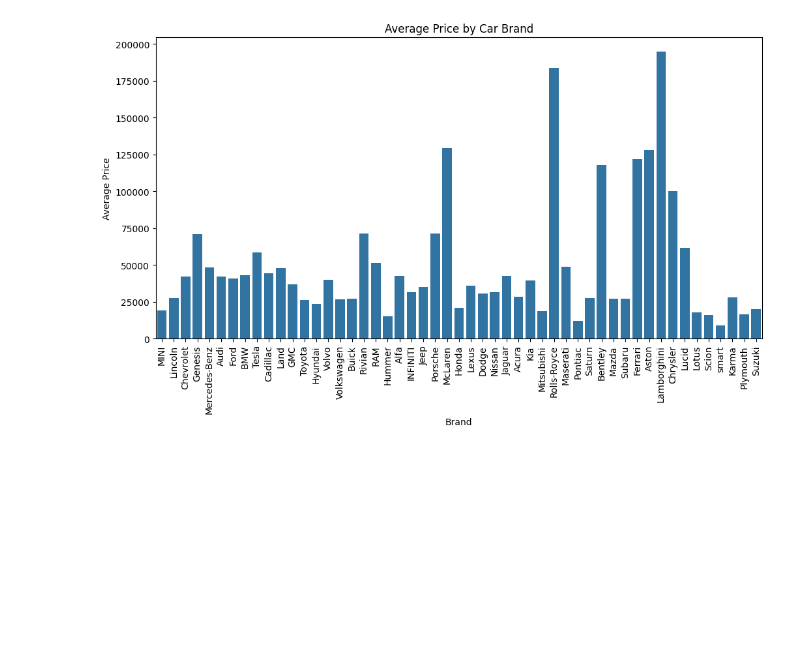
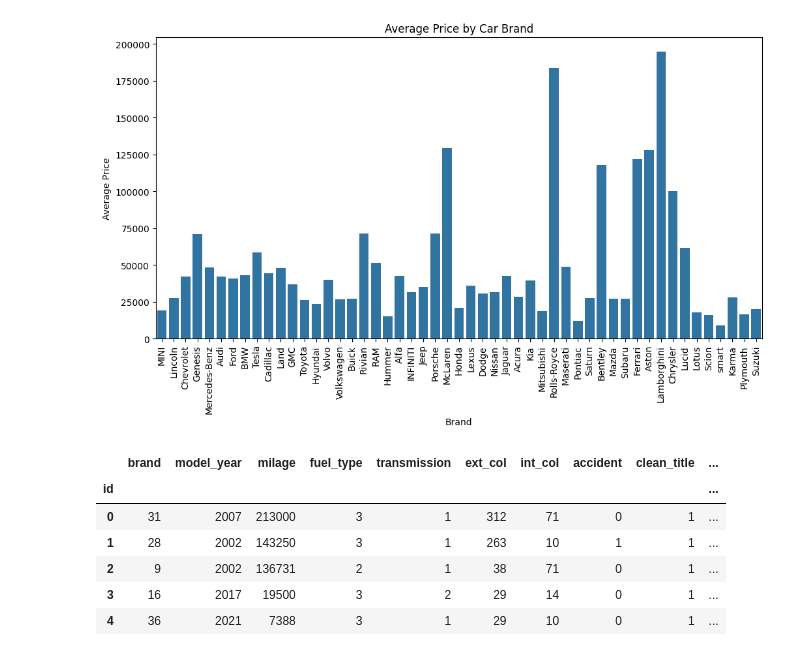
Before and after one commit to s669799/DAT158-MLproject, a Jupyter notebook: Cars.ipynb, the cells around one changed output. Cells and saved outputs as stored; diff of their text form; code cells hidden in the pictures; blank space fills up the shorter version.

```diff
--- a/Cars.ipynb
+++ b/Cars.ipynb
@@ -393,0 +409,10 @@ model = RandomForestRegressor(n_estimators=100, random_state=42)
+# %%
+df_train.head()
+# %% [output]
+|  | brand | model_year | milage | fuel_type | transmission | ext_col | int_col | accident | clean_title | ... |
+| id |  |  |  |  |  |  |  |  |  | ... |
+| 0 | 31 | 2007 | 213000 | 3 | 1 | 312 | 71 | 0 | 1 | ... |
+| 1 | 28 | 2002 | 143250 | 3 | 1 | 263 | 10 | 1 | 1 | ... |
+| 2 | 9 | 2002 | 136731 | 2 | 1 | 38 | 71 | 0 | 1 | ... |
+| 3 | 16 | 2017 | 19500 | 3 | 2 | 29 | 14 | 0 | 1 | ... |
+| 4 | 36 | 2021 | 7388 | 3 | 1 | 29 | 10 | 0 | 1 | ... |
```
Also changed, not shown: parts of 16 cells of this notebook.
